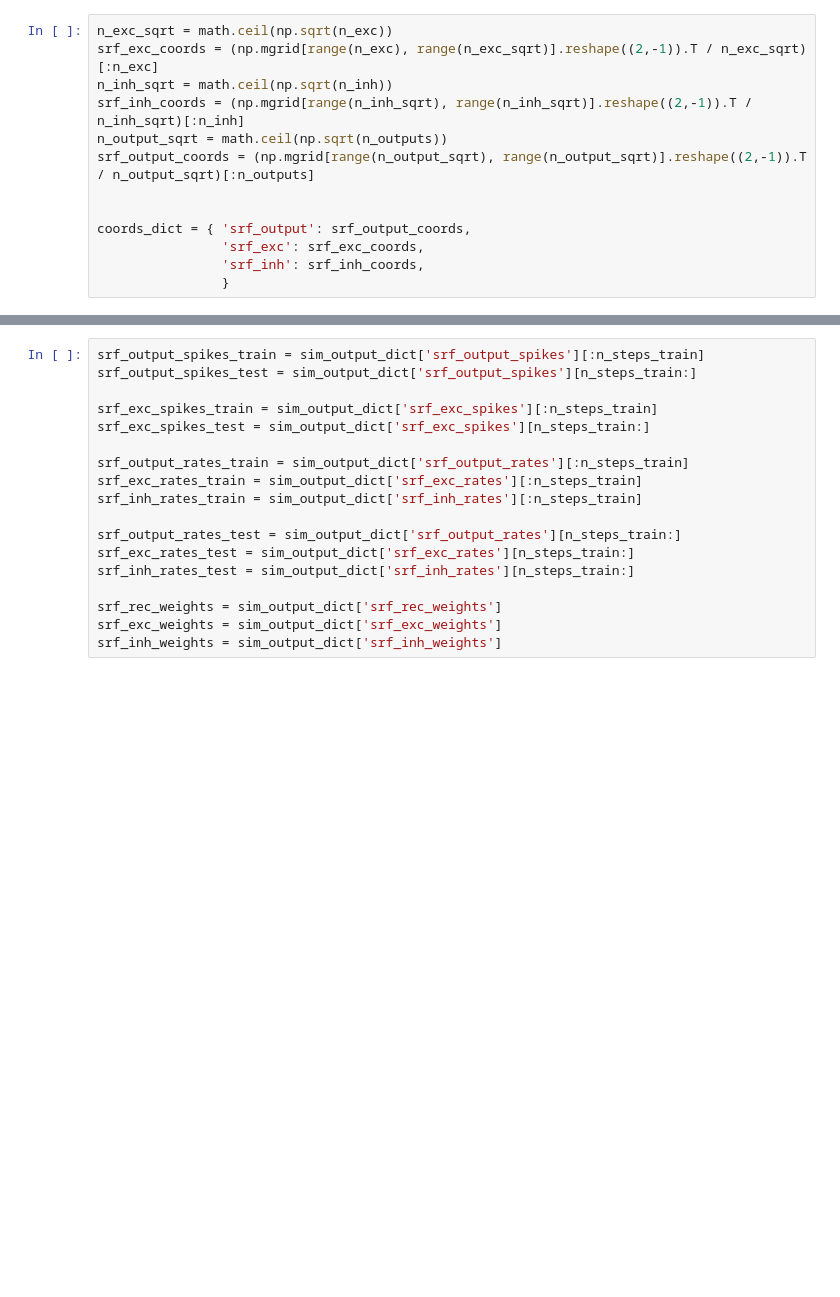
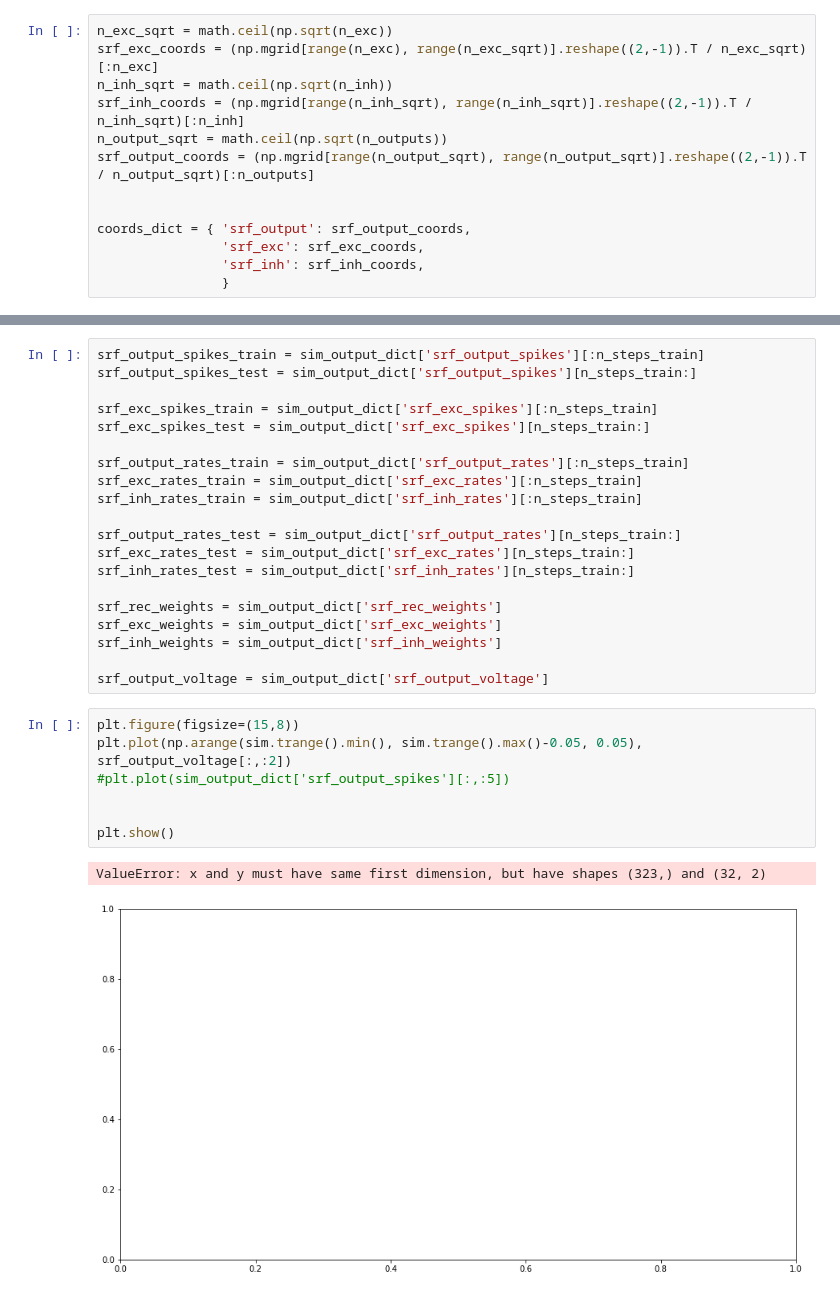
Before and after one commit to iraikov/nengo_maze_env, a Jupyter notebook: notebooks/PRF digits.ipynb, the cells around one changed output, grey strips where cells are left out. Saved outputs shown, nothing was run; the diff lists cells and outputs as text; blank space fills up the shorter version.

```diff
--- a/notebooks/PRF digits.ipynb
+++ b/notebooks/PRF digits.ipynb
@@ -332,6 +346,18 @@ srf_inh_rates_test = sim_output_dict['srf_inh_rates'][n_steps_train:]
 srf_rec_weights = sim_output_dict['srf_rec_weights']
 srf_exc_weights = sim_output_dict['srf_exc_weights']
 srf_inh_weights = sim_output_dict['srf_inh_weights']
+
+srf_output_voltage = sim_output_dict['srf_output_voltage']
+# %%
+plt.figure(figsize=(15,8))
+plt.plot(np.arange(sim.trange().min(), sim.trange().max()-0.05, 0.05), srf_output_voltage[:,:2])
+#plt.plot(sim_output_dict['srf_output_spikes'][:,:5])
+
+
+plt.show()
+# %% [output]
+ValueError: x and y must have same first dimension, but have shapes (323,) and (32, 2)
+[figure, added]
 # %%
 fig, axs = plt.subplots(2,2,figsize=(15,8))
 
```
Also changed, not shown: parts of 22 cells of this notebook, 5 other files.
